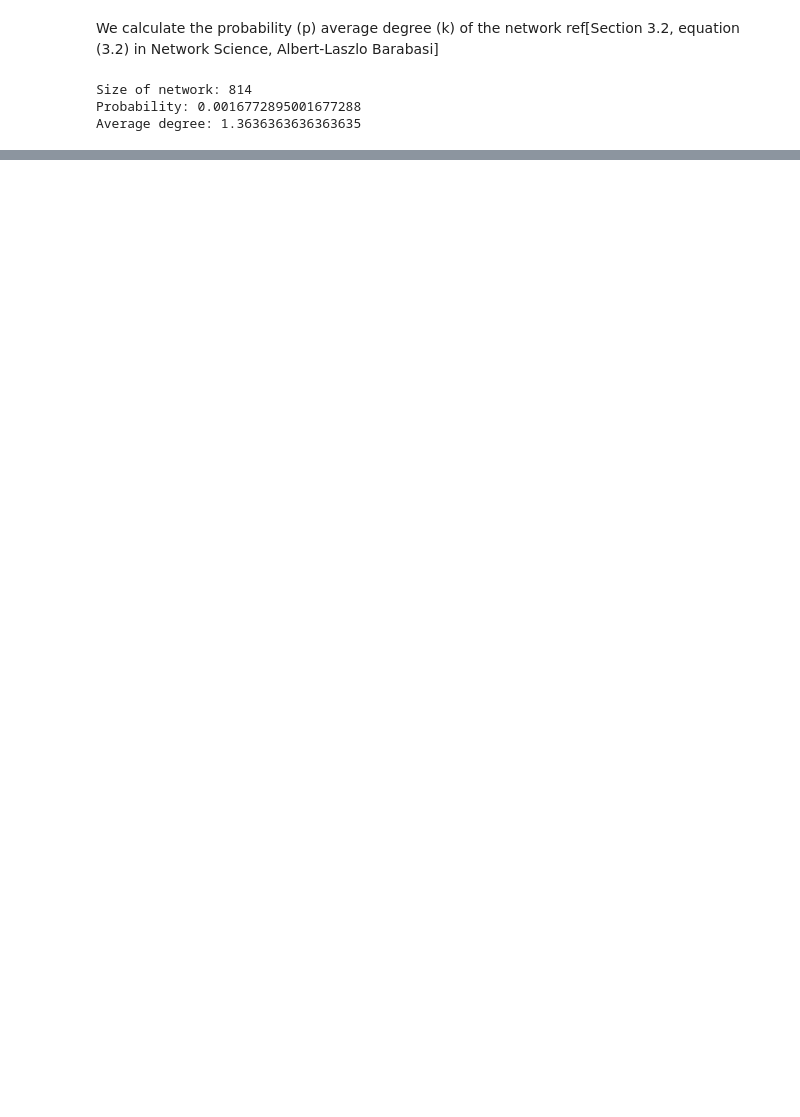
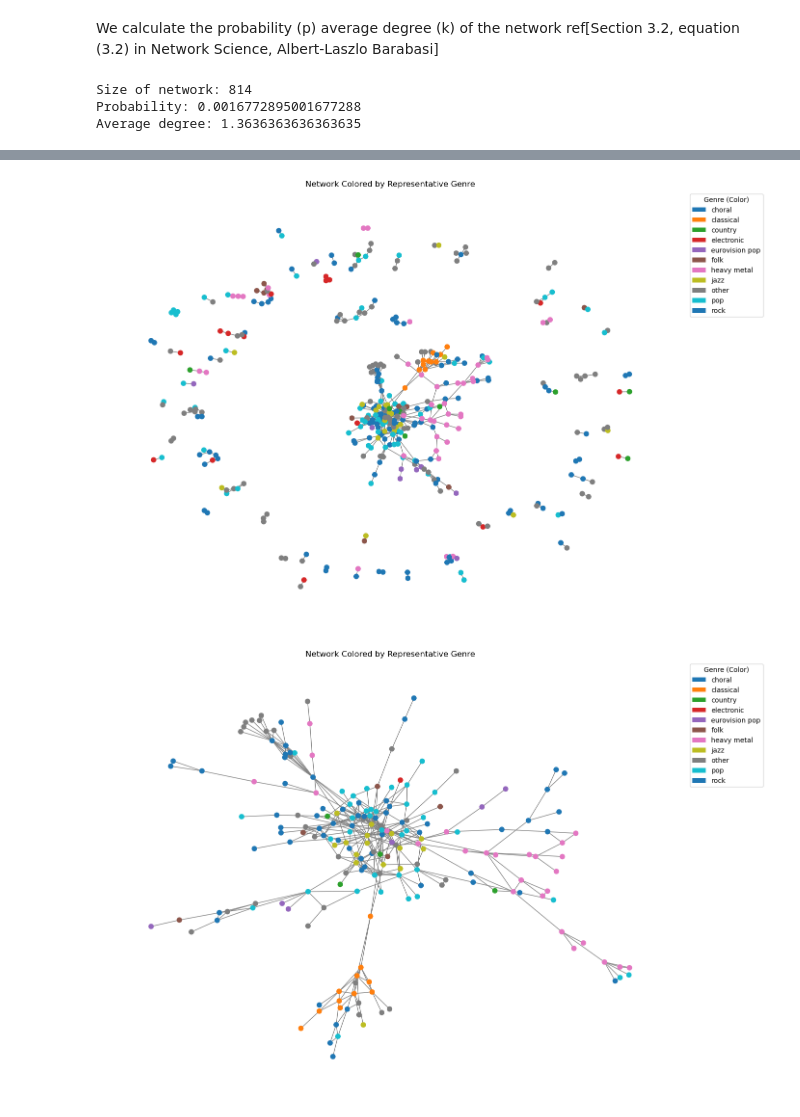
Before and after one commit to Aaresh1705/CSS_project_final, a Jupyter notebook: 5a_analysing_network.ipynb, the cells around one changed output, grey strips where cells are left out. Cells and saved outputs as stored; diff of their text form; code cells hidden in the pictures; blank space fills up the shorter version.

```diff
--- a/5a_analysing_network.ipynb
+++ b/5a_analysing_network.ipynb
@@ -164,0 +187,6 @@ scatter_dist(G, F)
+# %%
+df_groups = pd.read_csv("data/groups_wMembers_Text_Genres.csv")
+
+genres_dict = dict(zip(df_groups["title"], df_groups["genres"]))
+
+nx.set_node_attributes(G, genres_dict, name="genre")
@@ -164,0 +244,66 @@ scatter_dist(G, F)
+# %%
+groupsG = G.copy()
+groupsG.remove_nodes_from(list(nx.isolates(groupsG)))
+
+
+def plotNetwork_color(G):
+    #Genre hierarchy
+    hierarchy = ["eurovision pop", "jazz", "choral", "classical", "heavy metal", "country", "electronic", "folk" , "pop", "rock"]
+    # the hierarchy is defined in a way that the most common genres pop and rock are at the end of the list
+
+    def pick_genre(genres_raw):
+        if isinstance(genres_raw, str):
+            try:
+                genres = ast.literal_eval(genres_raw)
+            except (ValueError, SyntaxError):
+                genres = []
+        else:
+            genres = genres_raw or []
+
+        genres_lower = [g.lower().strip() for g in genres]
+
+        for genre in hierarchy:
+            if genre in genres_lower:
+                return genre
+        return "other"
+
+
+    genre_map = {node: pick_genre(G.nodes[node].get("genre")) for node in G.nodes()}
+
+
+    unique_genres = sorted(set(genre_map.values()))
+
+    color_map = {genre: plt.cm.tab10(i % 10) for i, genre in enumerate(unique_genres)}
+
+    #NOTE: is the right genre swapped??
+    color_map["other"], color_map["jazz"] = color_map["jazz"], color_map["other"]
+
+    node_colors = [color_map[genre_map[node]] for node in G.nodes()]
+
+
+    # Plot the graph
+    pos = nx.spring_layout(G, seed=42)
+    plt.figure(figsize=(12, 9))
+
+    nx.draw(
+        G,
+        pos,
+        node_color=node_colors,
+        with_labels=False,
+        node_size=50,
+        edge_color='gray'
+    )
+
+    # Create a legend as a table
+    legend_elements = [Patch(facecolor=color_map[genre], label=genre) for genre in unique_genres]
+    plt.legend(handles=legend_elements, title="Genre (Color)", loc="upper right", bbox_to_anchor=(1.15, 1.0))
+
+    plt.title("Network Colored by Representative Genre")
+    plt.tight_layout()
+    plt.show()
+
+plotNetwork_color(groupsG)
+plotNetwork_color(G_giant)
+# %% [output]
+[figure, added]
+[figure, added]
```
Also changed, not shown: parts of 32 cells of this notebook, 1 other file.
